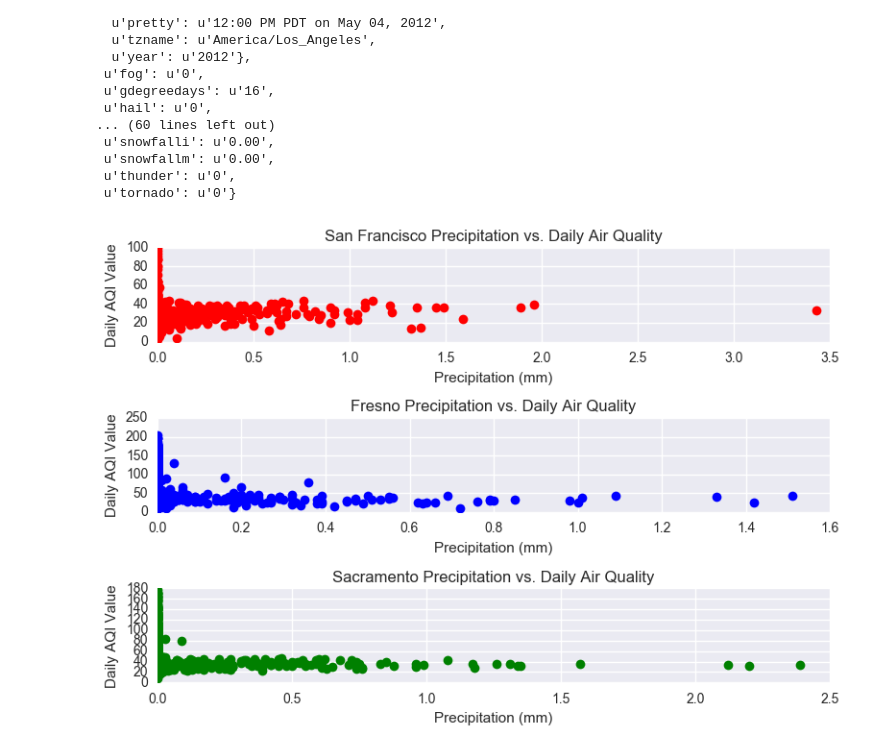
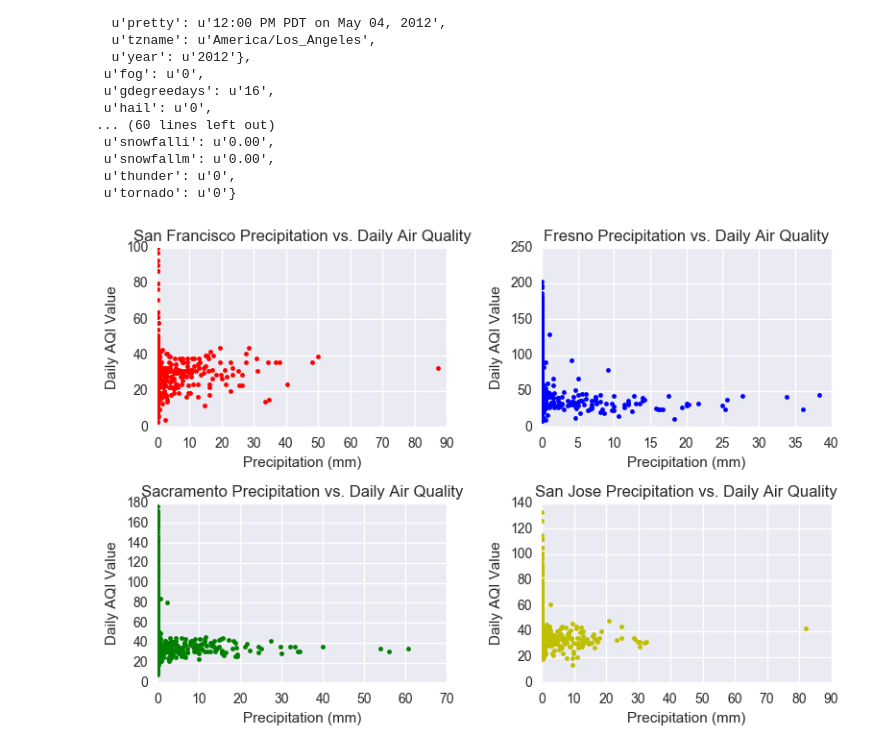
Before and after one commit to lhyhyfwjwf/pollution, a Jupyter notebook: weather-data.ipynb, the cells around one changed output. Cells and saved outputs as stored; diff of their text form; code cells hidden in the pictures.

```diff
--- a/weather-data.ipynb
+++ b/weather-data.ipynb
@@ -53,42 +54,50 @@ for i in range(12,17):
 
         precips = []
         for date in tempdf.index:
-            precips.append(weather(date.strftime("%Y%m%d"), city, 'precip'))
+            precips.append(weather(date.strftime("%Y%m%d"), city, 'precipm'))
 
         windspeed = []
         for date in tempdf.index:
-            precips.append(weather(date.strftime("%Y%m%d"), city, 'precip'))
+            windspeed.append(weather(date.strftime("%Y%m%d"), city, 'meanwindspdm'))
 
         tempdf['precip'] = precips
-
+        tempdf['windspd'] = windspeed
         tempdf['city'] = city
         tempdf['year'] = 2000+i
         df = pd.concat([df, tempdf])
 # %%
 df.loc[df['precip'] == 'T'] = 0.00
+df.loc[df['windspd'] == ''] = 0.00
 # %%
-plt.figure(1)
+plt.figure()
 
-plt.subplot(311)
-plt.plot(df.loc[df['city'] == 'San_Francisco']['precip'], df.loc[df['city'] == 'San_Francisco']['DAILY_AQI_VALUE'], 'ro')
+plt.subplot(221)
+plt.plot(df.loc[df['city'] == 'San_Francisco']['precip'], df.loc[df['city'] == 'San_Francisco']['DAILY_AQI_VALUE'], 'r.')
 plt.xlabel('Precipitation (mm)')
 plt.ylabel('Daily AQI Value')
 plt.title('San Francisco Precipitation vs. Daily Air Quality')
 
-plt.subplot(312)
-plt.plot(df.loc[df['city'] == 'Fresno']['precip'], df.loc[df['city'] == 'Fresno']['DAILY_AQI_VALUE'], 'bo')
+plt.subplot(222)
+plt.plot(df.loc[df['city'] == 'Fresno']['precip'], df.loc[df['city'] == 'Fresno']['DAILY_AQI_VALUE'], 'b.')
 plt.xlabel('Precipitation (mm)')
 plt.ylabel('Daily AQI Value')
 plt.title('Fresno Precipitation vs. Daily Air Quality')
 plt.tight_layout()
 
-plt.subplot(313)
-plt.plot(df.loc[df['city'] == 'Sacramento']['precip'], df.loc[df['city'] == 'Sacramento']['DAILY_AQI_VALUE'], 'go')
+plt.subplot(223)
+plt.plot(df.loc[df['city'] == 'Sacramento']['precip'], df.loc[df['city'] == 'Sacramento']['DAILY_AQI_VALUE'], 'g.')
 plt.xlabel('Precipitation (mm)')
 plt.ylabel('Daily AQI Value')
 plt.title('Sacramento Precipitation vs. Daily Air Quality')
 
+plt.subplot(224)
+plt.plot(df.loc[df['city'] == 'San_Jose']['precip'], df.loc[df['city'] == 'San_Jose']['DAILY_AQI_VALUE'], 'y.')
+plt.xlabel('Precipitation (mm)')
+plt.ylabel('Daily AQI Value')
+plt.title('San Jose Precipitation vs. Daily Air Quality')
+
+
 plt.tight_layout()
 plt.show()
 # %% [output]
-[figure, old version]
+[figure, new version]
```
Also changed, not shown: parts of 4 cells of this notebook.
